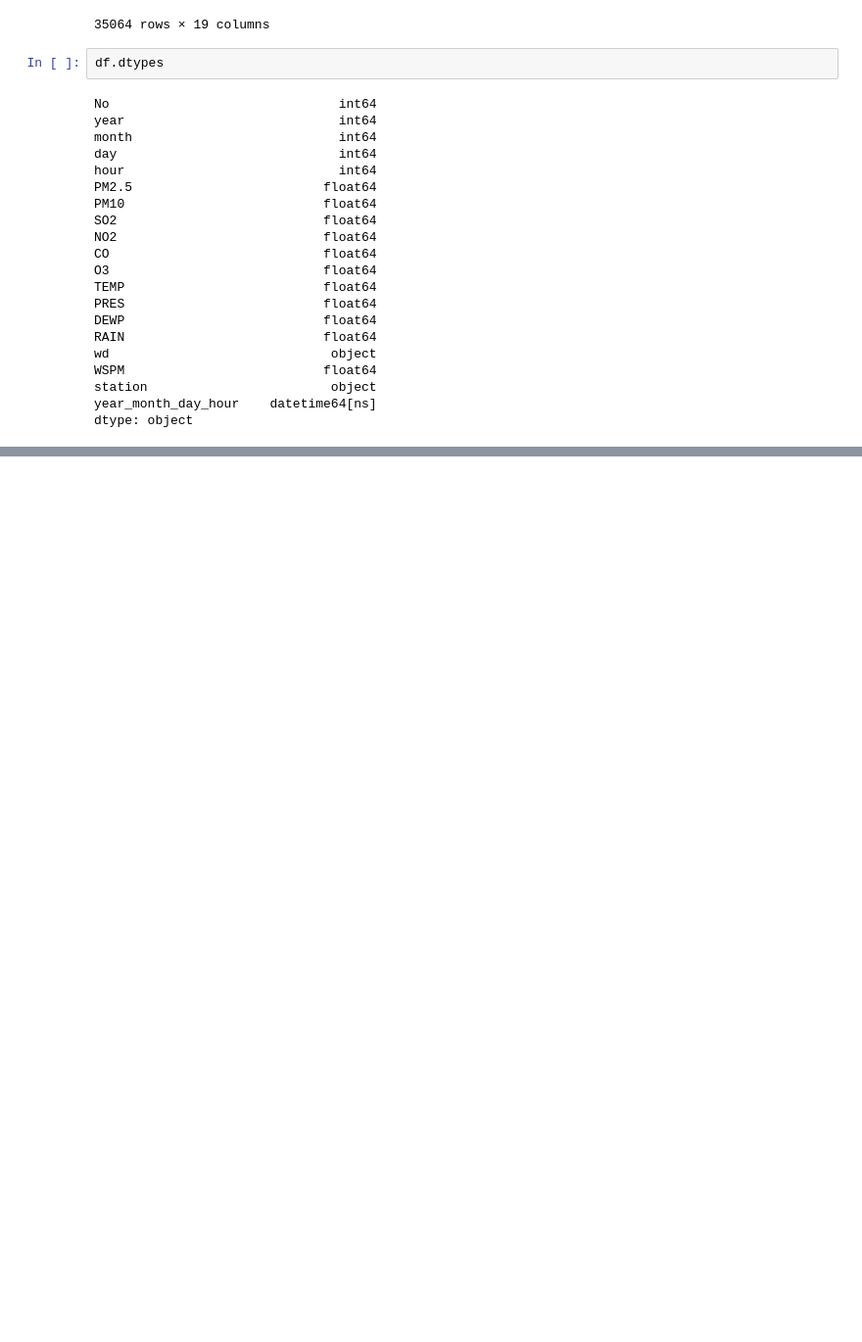
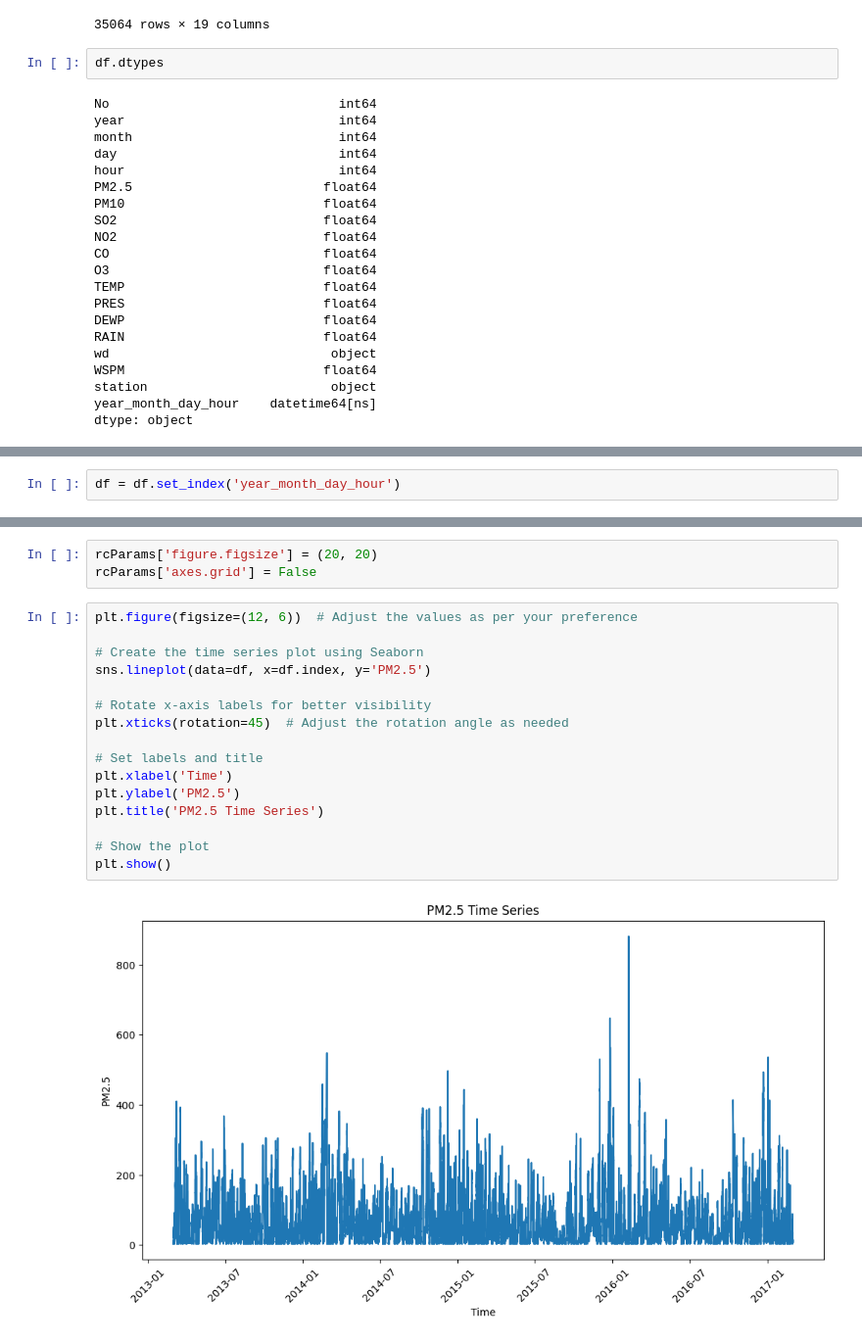
Before and after one commit to ShaunakSen/DS-ML-Concepts, a Jupyter notebook: Time Series Analysis/Tutorial series - AIEngineering/nb01.ipynb, the cells around one changed output, grey strips where cells are left out. Shown: that part at 98% size. Drawn from its saved outputs; the diff is of its cells as text; blank space fills up the shorter version.

```diff
--- a/Time Series Analysis/Tutorial series - AIEngineering/nb01.ipynb
+++ b/Time Series Analysis/Tutorial series - AIEngineering/nb01.ipynb
@@ -255,0 +258,2 @@ dtype: object
+# %%
+df = df.set_index('year_month_day_hour')
@@ -255,0 +290,21 @@ dtype: object
+# %%
+rcParams['figure.figsize'] = (20, 20)
+rcParams['axes.grid'] = False
+# %%
+plt.figure(figsize=(12, 6))  # Adjust the values as per your preference
+
+# Create the time series plot using Seaborn
+sns.lineplot(data=df, x=df.index, y='PM2.5')
+
+# Rotate x-axis labels for better visibility
+plt.xticks(rotation=45)  # Adjust the rotation angle as needed
+
+# Set labels and title
+plt.xlabel('Time')
+plt.ylabel('PM2.5')
+plt.title('PM2.5 Time Series')
+
+# Show the plot
+plt.show()
+# %% [output]
+[figure, added]
```
Also changed, not shown: parts of 9 cells of this notebook, 1 other file.
